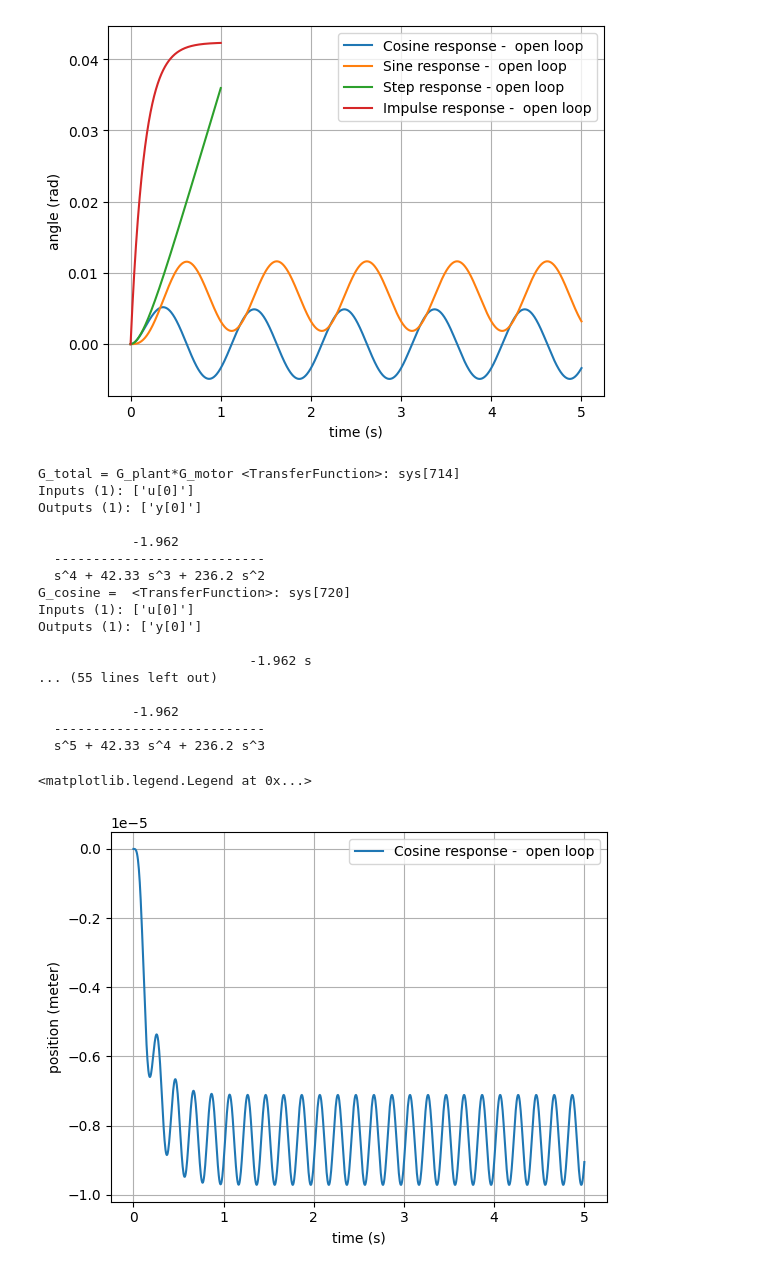
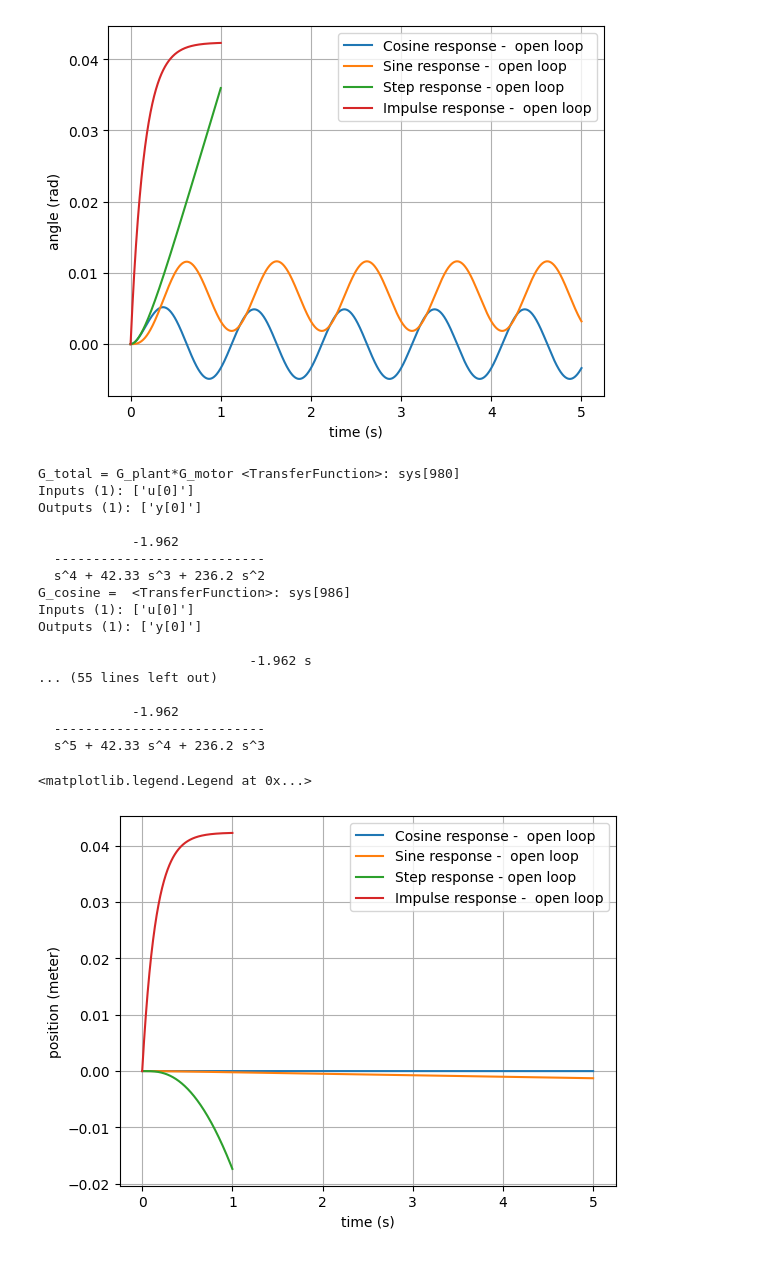
Before and after one commit to TijnAltenaAO/python-modeling, a Jupyter notebook: controlsystemsmodeling.ipynb, the cells around one changed output. Saved outputs shown, nothing was run; the diff lists cells and outputs as text; code cells hidden in the pictures.

Commit message:
last resort graph for PID

```diff
--- a/controlsystemsmodeling.ipynb
+++ b/controlsystemsmodeling.ipynb
@@ -5,17 +5,16 @@ import numpy as np
 from control import *
 import matplotlib.pyplot as plt
 
-# maybe change it to be theta and not alpha, because maybe not really plant.
-# open loop plant (idk if cool?)
+
 g = 9.81
-# d = 0.0375
-# L = 0.1725
+d = 0.0375
+L = 0.1725
 b = 0.05 # total guess
 m = 0.05 # weight of ball
 R = 0.02
 
-# num = [-5/7*g*(d/L)] # this technically makes the tf x/alpha, with alpha equals the angle of the motor, not that of the beam.
-num = [-5/7*g] # this equals tf = x/theta, the angle of the beam
+num = [-5/7*g*(d/L)] # this technically makes the tf x/alpha, with alpha equals the angle of the motor, not that of the beam.
+# num = [-5/7*g] # this equals tf = x/theta, the angle of the beam
 den = [1, (5*b)/(7*m*R), 0]
 
 G_plant = tf(num, den)
@@ -30,19 +29,10 @@ f = 1 # frequency
 a =  2*np.pi*f # angular frequency
 cos = tf([1,0],[1,0,a**2])
 Y_cosine = G_plant * cos
-print(Y_cosine)
 
 sin = tf([a],[1,0,a**2])
 Y_sine = G_plant * sin
-print(Y_sine)
 
-# show actual equations
-# print('input pulse = ', step)
-# print('plant transfer function = ', G_plant)
-# print('output Y = ', Y_step)
-# print('input pulse = ', pulse)
-# print('plant transfer function = ', G_plant)
-# print('output Y = ', Y_pulse)
 
 #open loop response = the system's output behavior without any feedback, measured after a step change in the systems input (= at the controller's output )
 t,y = step_response(G_plant,T=1,T_num=200, X0=0)     #X0 can be set as initial condition
@@ -62,6 +52,6 @@ plt.xlabel('time (s)') # unsure if should be angle
 plt.ylabel('Position (meter)')
 plt.legend()
 
-w = np.logspace(-1,0.1,10000)   #set omega range
-bode_plot(G_plant,w,deg=True,Hz=True)
+w = np.logspace(-1,3,100)   #set omega range
+bode_plot(G_plant,w,deg=True,Hz=False)
 # %% [output]
@@ -179,9 +136,9 @@ print('G_total = G_plant*G_motor', G_total)
 # maybe add response step, pulse, with/without IC
 
 # step response and pulse response:
-step =tf([1],[1,0])
+step = tf([1],[1,0])
 Y_step = G_total * step
-pulse =tf([1],[1])
+pulse = tf([1],[1])
 Y_pulse = G_total * step
 
 
@@ -209,38 +166,38 @@ print('output Y = ', Y_pulse)
 t,y = step_response(G_total,T=1,T_num=1000, X0=0)#X0 can be set as initial condition
 
 t4,yc3= impulse_response(Y_cosine, T=5, T_num=1000)
 t3,yc2 = impulse_response(Y_sine, T=5, T_num=1000)
 
 plt.plot(t4,yc3, label='Cosine response -  open loop')
-# plt.plot(t3,yc2, label='Sine response -  open loop')
+plt.plot(t3,yc2, label='Sine response -  open loop')
 
 # y_pos = y*6 # scaled by 6 for a 6v step ?
 # t2,yc = impulse_response(G_total,T=1,T_num=200)
-# plt.plot(t,y_pos, label='Step response - open loop')
-# plt.plot(t2,yc, label='Impulse response -  open loop')
+plt.plot(t,y_pos, label='Step response - open loop')
+plt.plot(t2,yc, label='Impulse response -  open loop')
 plt.grid()
 plt.xlabel('time (s)')
 plt.ylabel('position (meter)')
 plt.legend()
 # %% [output]
-G_total = G_plant*G_motor <TransferFunction>: sys[714]
+G_total = G_plant*G_motor <TransferFunction>: sys[980]
 Inputs (1): ['u[0]']
 Outputs (1): ['y[0]']
 
             -1.962
   ---------------------------
   s^4 + 42.33 s^3 + 236.2 s^2
-G_cosine =  <TransferFunction>: sys[720]
+G_cosine =  <TransferFunction>: sys[986]
 Inputs (1): ['u[0]']
 Outputs (1): ['y[0]']
 
                            -1.962 s
 ... (55 lines left out)
 
             -1.962
   ---------------------------
   s^5 + 42.33 s^4 + 236.2 s^3
 <matplotlib.legend.Legend at 0x...>
-[figure, old version]
+[figure, new version]
 # %%
 # add PI controller (now it is closed loop)
```
Also changed, not shown: parts of 3 cells of this notebook.
